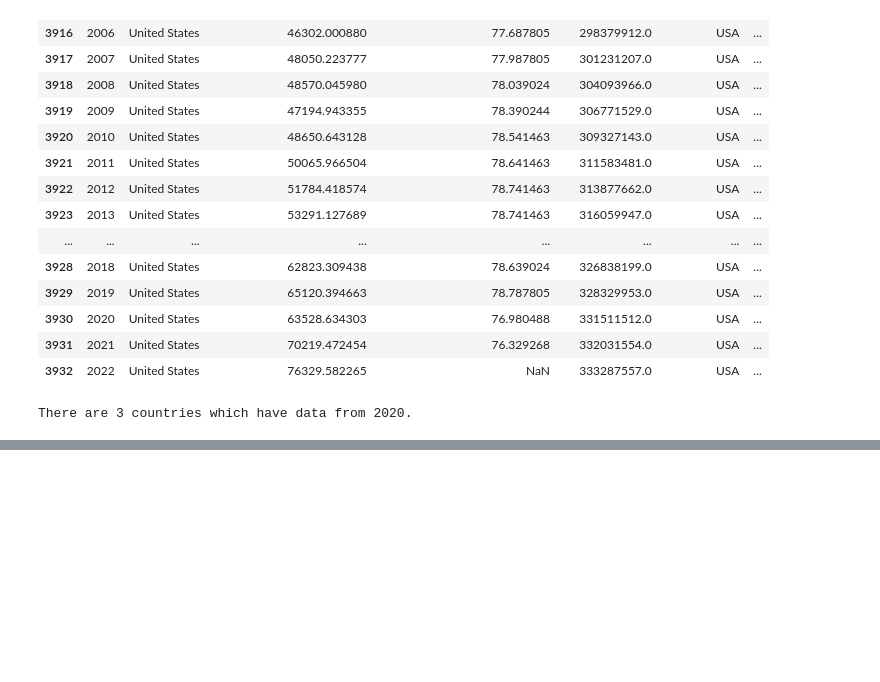
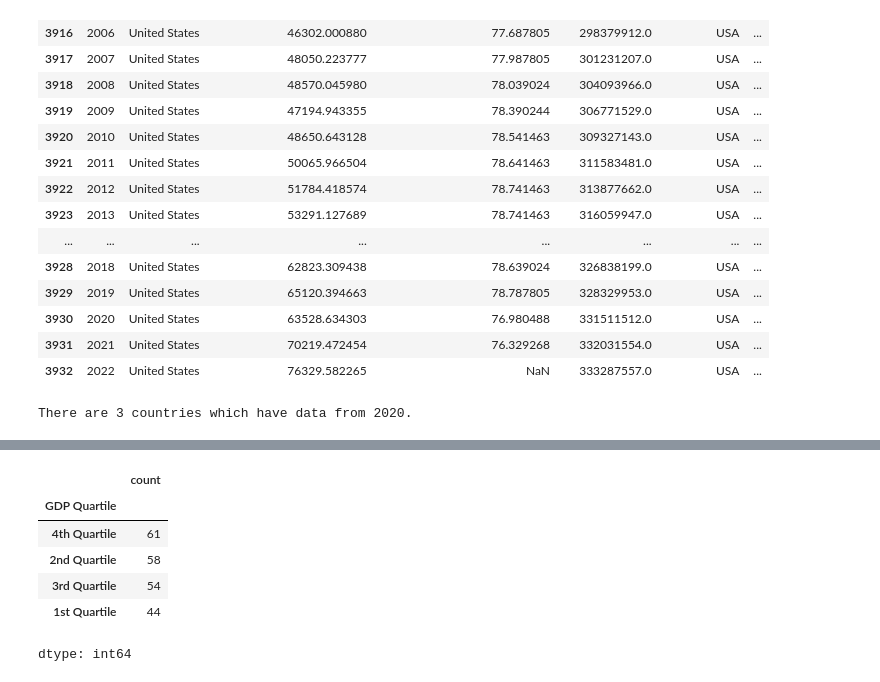
Before and after one commit to tsnow2010/umbc_data690_fall2024, a Jupyter notebook: Class Notes/oct_16_2024.ipynb, the cells around one changed output, grey strips where cells are left out. Drawn from its saved outputs; the diff is of its cells as text; code cells hidden in the pictures; blank space fills up the shorter version.

```diff
--- a/Class Notes/oct_16_2024.ipynb
+++ b/Class Notes/oct_16_2024.ipynb
@@ -136,3 +140,14 @@ df2.sample(3)
 | 2566 | 2005 | Myanmar | 251.170357 | 61.599000 | 47724471.0 | MMR | East Asia & Pacific | Lower middle income | ... |
 | 333 | 2014 | Belarus | 8341.290143 | 72.970732 | 9448515.0 | BLR | Europe & Central Asia | Upper middle income | ... |
 | 4082 | 2020 | Yemen, Rep. | 578.512010 | 64.650000 | 32284046.0 | YEM | Middle East & North Africa | Low income | ... |
+# %%
+# Counts (4) categories
+df2[df2['Year']==2020]['GDP Quartile'].value_counts()
+# %% [output]
+|  | count |
+| GDP Quartile |  |
+| 4th Quartile | 61 |
+| 2nd Quartile | 58 |
+| 3rd Quartile | 54 |
+| 1st Quartile | 44 |
+dtype: int64
```
Also changed, not shown: parts of 9 cells of this notebook.
